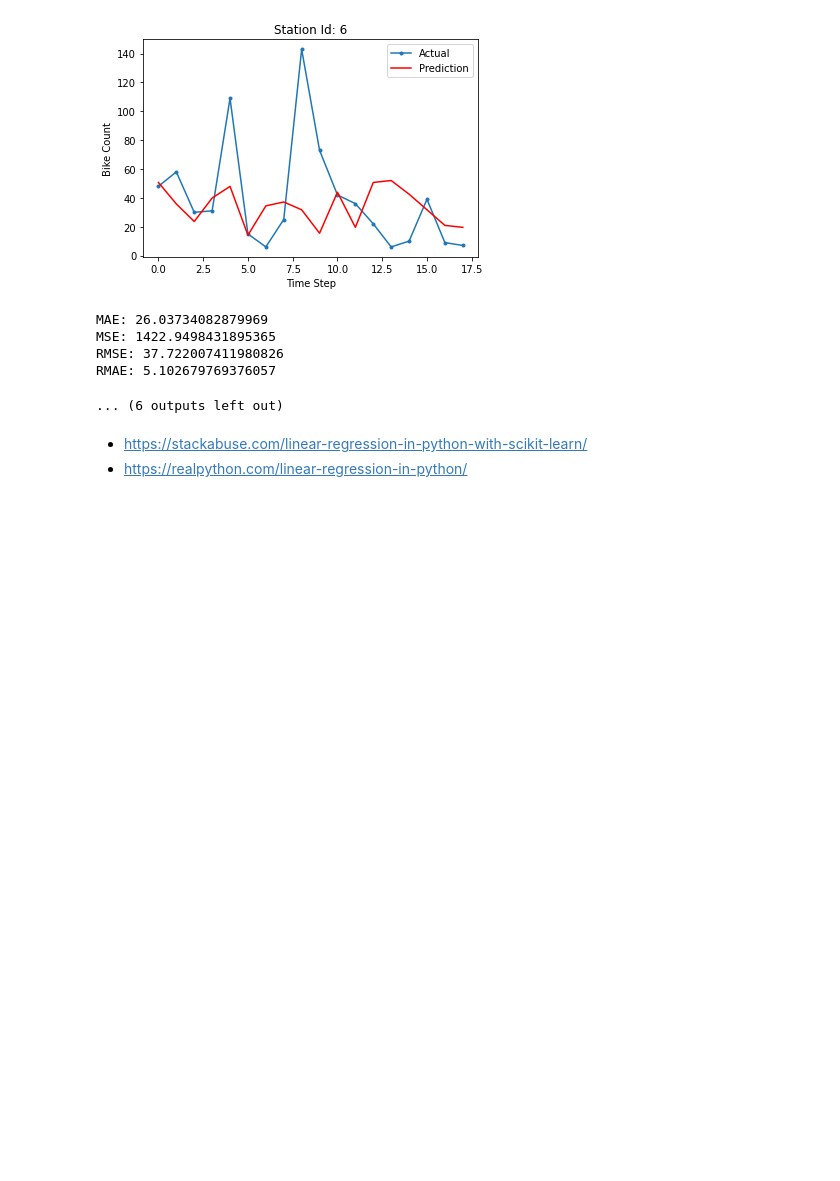
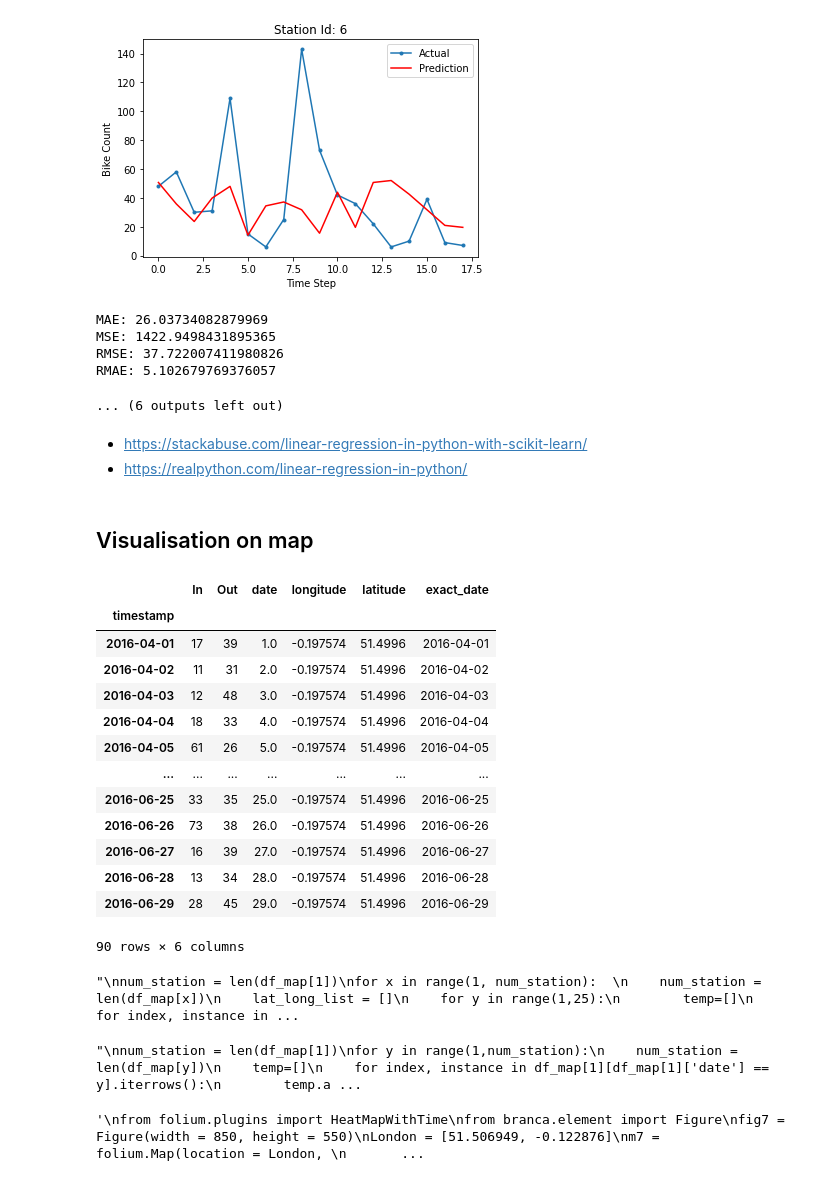
Before and after one commit to hchae0817/final_project, a Jupyter notebook: bike_Linear_Regression.ipynb, the cells around one changed output. Drawn from its saved outputs; the diff is of its cells as text; code cells hidden in the pictures; blank space fills up the shorter version.

```diff
--- a/bike_Linear_Regression.ipynb
+++ b/bike_Linear_Regression.ipynb
@@ -325,3 +325,83 @@ RMAE: 5.102679769376057
 # %% [markdown]
 - https://stackabuse.com/linear-regression-in-python-with-scikit-learn/
 - https://realpython.com/linear-regression-in-python/
+# %% [markdown]
+## Visualisation on map
+# %%
+# add datasets to list
+
+df_map = []
+dropped = [35,79,80,137,179,198,205,237,241,259,283,285,304,342,346,369,385,391,406,407,
+           413,414,415,416,417,418,422,429,434,438,439,493,497,
+           502,525,555,567,575,582,585,791,797,798,799,802]
+
+#[35,79,80,179,198,205,237,259,283,285,342,369,385,413,414,415,416,417,418,422,429,434,438,439,493,497,
+           #502,525,567,575,582,585,791,797,798,799,802]
+
+for i in range(1, len(location['Station.Id'])):
+    if i in dropped:
+        continue
+    df_map.append(obj.get_group(i))
+
+num_station = len(df_map[1])
+for i in range(1, num_station):
+    num_station = len(df_map[i])
+    df_map[i] = df_map[i][['In','Out','date','longitude','latitude']]
+    df_map[i] = df_map[i].drop_duplicates()
+    df_map[i]['exact_date'] = df_map[i].index.astype(str)
+# %%
+df_map[1]
+# %% [output]
+|  | In | Out | date | longitude | latitude | exact_date |
+| timestamp |  |  |  |  |  |  |
+| 2016-04-01 | 17 | 39 | 1.0 | -0.197574 | 51.4996 | 2016-04-01 |
+| 2016-04-02 | 11 | 31 | 2.0 | -0.197574 | 51.4996 | 2016-04-02 |
+| 2016-04-03 | 12 | 48 | 3.0 | -0.197574 | 51.4996 | 2016-04-03 |
+| 2016-04-04 | 18 | 33 | 4.0 | -0.197574 | 51.4996 | 2016-04-04 |
+| 2016-04-05 | 61 | 26 | 5.0 | -0.197574 | 51.4996 | 2016-04-05 |
+| ... | ... | ... | ... | ... | ... | ... |
+| 2016-06-25 | 33 | 35 | 25.0 | -0.197574 | 51.4996 | 2016-06-25 |
+| 2016-06-26 | 73 | 38 | 26.0 | -0.197574 | 51.4996 | 2016-06-26 |
+| 2016-06-27 | 16 | 39 | 27.0 | -0.197574 | 51.4996 | 2016-06-27 |
+| 2016-06-28 | 13 | 34 | 28.0 | -0.197574 | 51.4996 | 2016-06-28 |
+| 2016-06-29 | 28 | 45 | 29.0 | -0.197574 | 51.4996 | 2016-06-29 |
+90 rows × 6 columns
+# %%
+"""
+num_station = len(df_map[1])
+for x in range(1, num_station):
+    num_station = len(df_map[x])
+    lat_long_list = []
+    for y in range(1,25):
+        temp=[]
+        for index, instance in df_map[x][df_map[x]['date'] == y].iterrows():
+            temp.append([instance['latitude'],instance['longitude']])
+        lat_long_list.append(temp)
+"""
+# %% [output]
+"\nnum_station = len(df_map[1])\nfor x in range(1, num_station):  \n    num_station = len(df_map[x])\n    lat_long_list = []\n    for y in range(1,25):\n        temp=[]\n        for index, instance in ...
+# %%
+"""
+num_station = len(df_map[1])
+for y in range(1,num_station):
+    num_station = len(df_map[y])
+    temp=[]
+    for index, instance in df_map[1][df_map[1]['date'] == y].iterrows():
+        temp.append([instance['latitude'],instance['longitude']])
+    lat_long_list.append(temp)
+"""
+# %% [output]
+"\nnum_station = len(df_map[1])\nfor y in range(1,num_station):\n    num_station = len(df_map[y])\n    temp=[]\n    for index, instance in df_map[1][df_map[1]['date'] == y].iterrows():\n        temp.a ...
+# %%
+"""
+from folium.plugins import HeatMapWithTime
+from branca.element import Figure
+fig7 = Figure(width = 850, height = 550)
+London = [51.506949, -0.122876]
+m7 = folium.Map(location = London,
+                zoom_start = 10,
+                tiles = "CartoDB positron")
+fig7.add_child(m7)
+"""
+# %% [output]
+'\nfrom folium.plugins import HeatMapWithTime\nfrom branca.element import Figure\nfig7 = Figure(width = 850, height = 550)\nLondon = [51.506949, -0.122876]\nm7 = folium.Map(location = London, \n       ...
```
Also changed, not shown: parts of 12 cells of this notebook.
